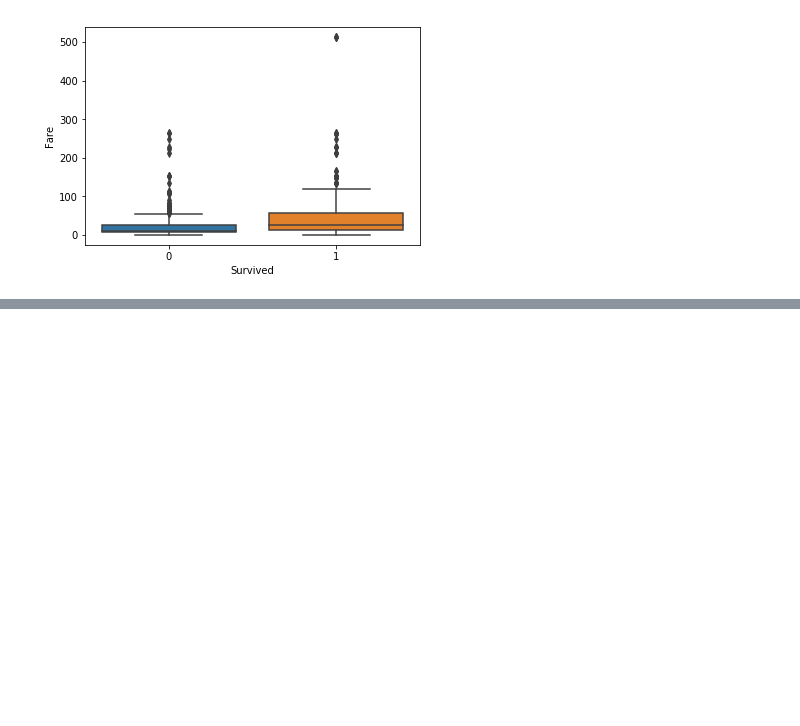
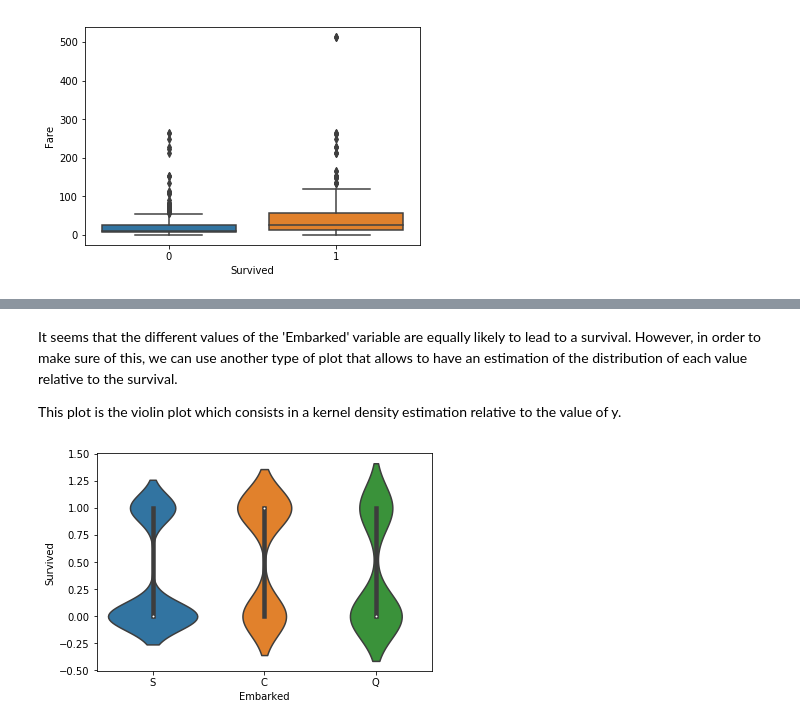
Before and after one commit to pmnry/Titanic-Dataset-Decision-Tree, a Jupyter notebook: QUEST_DecisionTree.ipynb, the cells around one changed output, grey strips where cells are left out. Drawn from its saved outputs; the diff is of its cells as text; code cells hidden in the pictures; blank space fills up the shorter version.

```diff
--- a/QUEST_DecisionTree.ipynb
+++ b/QUEST_DecisionTree.ipynb
@@ -44,0 +61,9 @@ plt.show()
+# %% [markdown]
+It seems that the different values of the 'Embarked' variable are equally likely to lead to a survival. However, in order to make sure of this, we can use another type of plot that allows to have an estimation of the distribution of each value relative to the survival.
+
+This plot is the violin plot which consists in a kernel density estimation relative to the value of y.
+# %%
+sns.violinplot(y='Survived', x='Embarked', data=df)
+plt.show()
+# %% [output]
+[figure, added]
```
Also changed, not shown: parts of 3 cells of this notebook.
